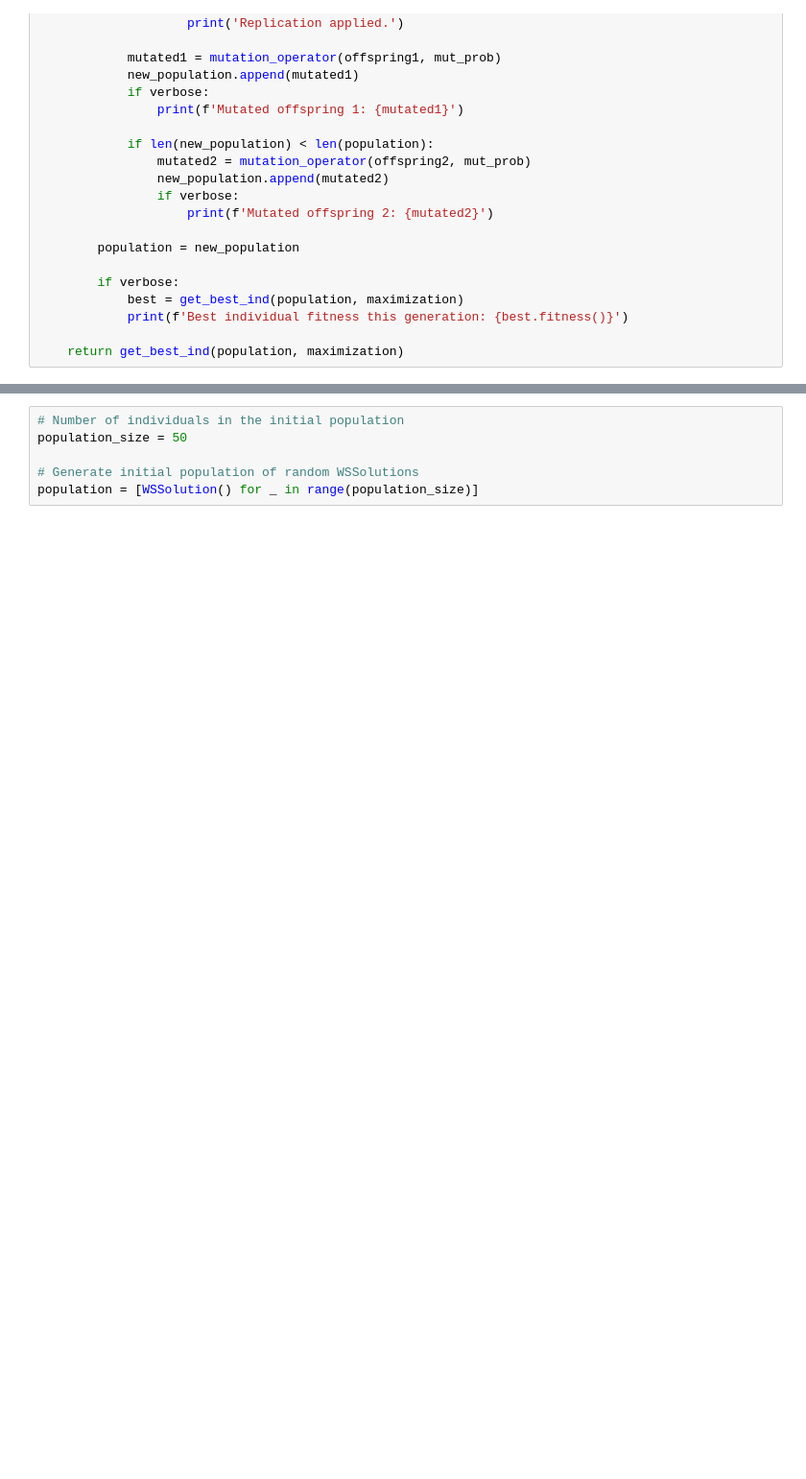
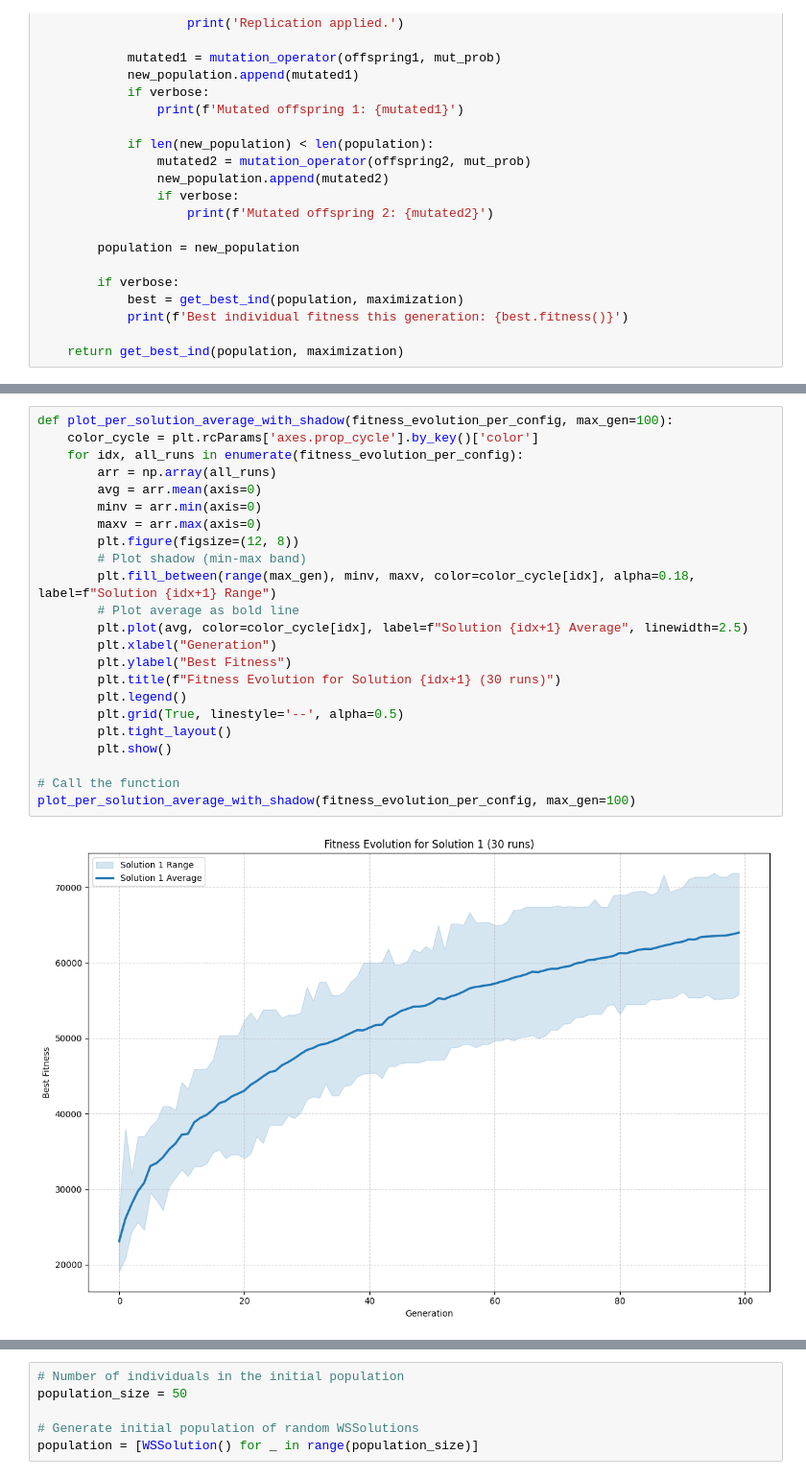
Before and after one commit to afonso1012/CIFO-Project, a Jupyter notebook: Project_update.ipynb, the cells around one changed output, grey strips where cells are left out. Shown at 96% size. Cells and saved outputs as stored; diff of their text form; blank space fills up the shorter version.

```diff
--- a/Project_update.ipynb
+++ b/Project_update.ipynb
@@ -994,0 +1144,25 @@ Top 5 Parameter Combinations:
+# %%
+def plot_per_solution_average_with_shadow(fitness_evolution_per_config, max_gen=100):
+    color_cycle = plt.rcParams['axes.prop_cycle'].by_key()['color']
+    for idx, all_runs in enumerate(fitness_evolution_per_config):
+        arr = np.array(all_runs)
+        avg = arr.mean(axis=0)
+        minv = arr.min(axis=0)
+        maxv = arr.max(axis=0)
+        plt.figure(figsize=(12, 8))
+        # Plot shadow (min-max band)
+        plt.fill_between(range(max_gen), minv, maxv, color=color_cycle[idx], alpha=0.18, label=f"Solution {idx+1} Range")
+        # Plot average as bold line
+        plt.plot(avg, color=color_cycle[idx], label=f"Solution {idx+1} Average", linewidth=2.5)
+        plt.xlabel("Generation")
+        plt.ylabel("Best Fitness")
+        plt.title(f"Fitness Evolution for Solution {idx+1} (30 runs)")
+        plt.legend()
+        plt.grid(True, linestyle='--', alpha=0.5)
+        plt.tight_layout()
+        plt.show()
+
+# Call the function
+plot_per_solution_average_with_shadow(fitness_evolution_per_config, max_gen=100)
+# %% [output]
+[figure, added]
```
Also changed, not shown: parts of 18 cells of this notebook.
